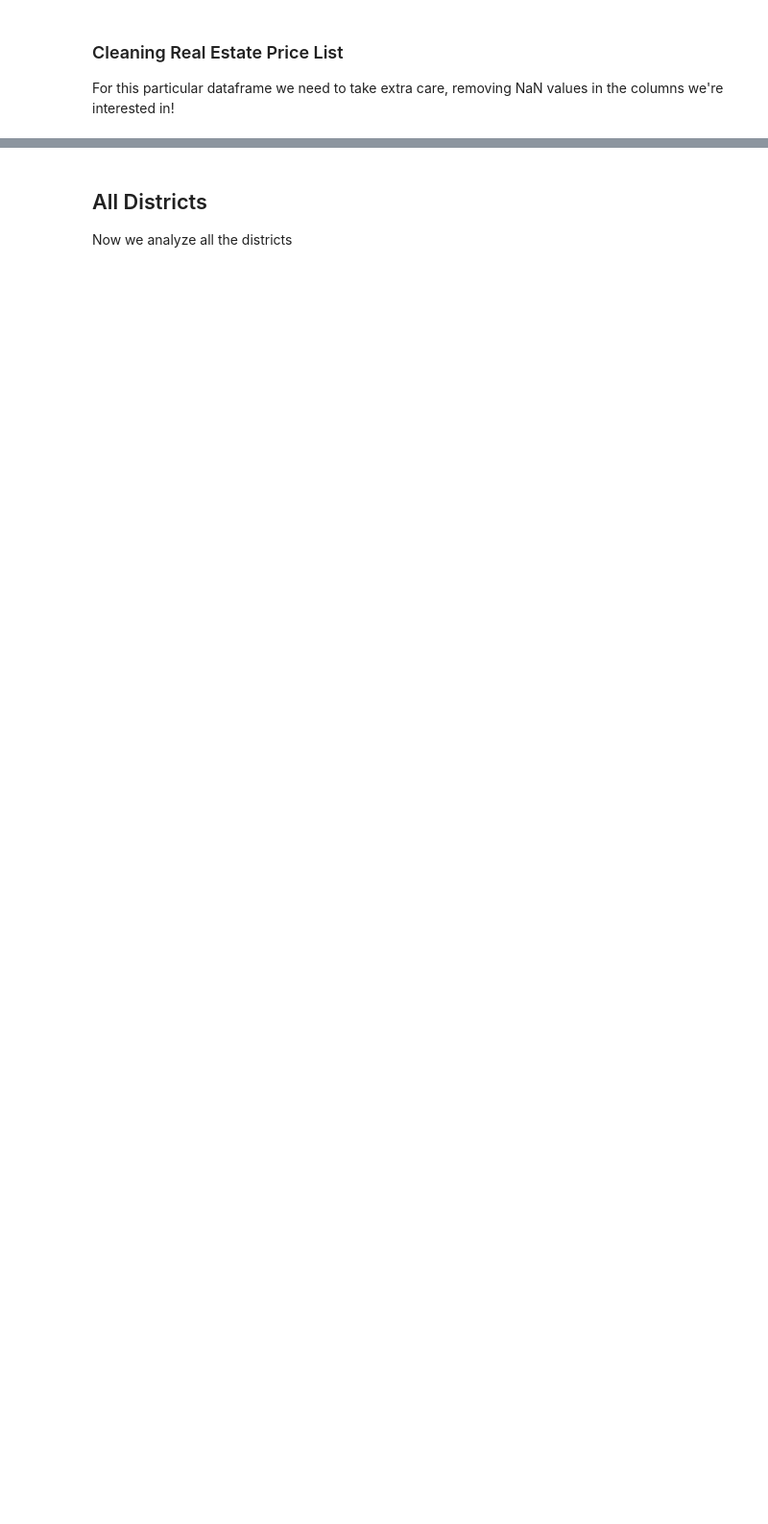
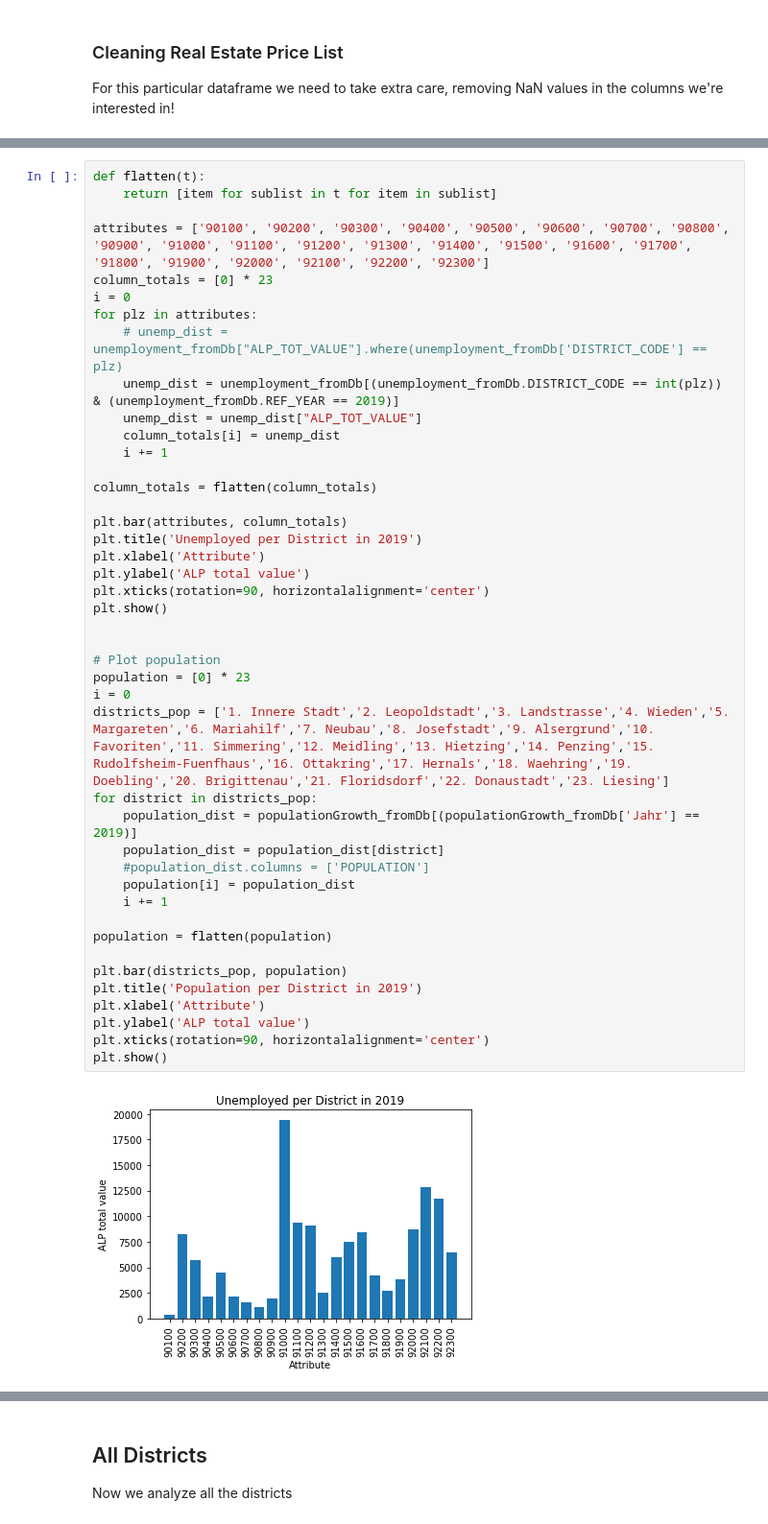
Before and after one commit to jirn073-76/Project_Concrete, a Jupyter notebook: Project_Concrete.ipynb, the cells around one changed output, grey strips where cells are left out. Shown at 96% size. Drawn from its saved outputs; the diff is of its cells as text; blank space fills up the shorter version.

```diff
--- a/Project_Concrete.ipynb
+++ b/Project_Concrete.ipynb
@@ -371,0 +316,45 @@ plt.show()
+# %%
+def flatten(t):
+    return [item for sublist in t for item in sublist]
+
+attributes = ['90100', '90200', '90300', '90400', '90500', '90600', '90700', '90800', '90900', '91000', '91100', '91200', '91300', '91400', '91500', '91600', '91700', '91800', '91900', '92000', '92100', '92200', '92300']
+column_totals = [0] * 23
+i = 0
+for plz in attributes:
+    # unemp_dist = unemployment_fromDb["ALP_TOT_VALUE"].where(unemployment_fromDb['DISTRICT_CODE'] == plz)
+    unemp_dist = unemployment_fromDb[(unemployment_fromDb.DISTRICT_CODE == int(plz)) & (unemployment_fromDb.REF_YEAR == 2019)]
+    unemp_dist = unemp_dist["ALP_TOT_VALUE"]
+    column_totals[i] = unemp_dist
+    i += 1
+
+column_totals = flatten(column_totals)
+
+plt.bar(attributes, column_totals)
+plt.title('Unemployed per District in 2019')
+plt.xlabel('Attribute')
+plt.ylabel('ALP total value')
+plt.xticks(rotation=90, horizontalalignment='center')
+plt.show()
+
+
+# Plot population
+population = [0] * 23
+i = 0
+districts_pop = ['1. Innere Stadt','2. Leopoldstadt','3. Landstrasse','4. Wieden','5. Margareten','6. Mariahilf','7. Neubau','8. Josefstadt','9. Alsergrund','10. Favoriten','11. Simmering','12. Meidling','13. Hietzing','14. Penzing','15. Rudolfsheim-Fuenfhaus','16. Ottakring','17. Hernals','18. Waehring','19. Doebling','20. Brigittenau','21. Floridsdorf','22. Donaustadt','23. Liesing']
+for district in districts_pop:
+    population_dist = populationGrowth_fromDb[(populationGrowth_fromDb['Jahr'] == 2019)]
+    population_dist = population_dist[district]
+    #population_dist.columns = ['POPULATION']
+    population[i] = population_dist
+    i += 1
+
+population = flatten(population)
+
+plt.bar(districts_pop, population)
+plt.title('Population per District in 2019')
+plt.xlabel('Attribute')
+plt.ylabel('ALP total value')
+plt.xticks(rotation=90, horizontalalignment='center')
+plt.show()
+# %% [output]
+[figure, added]
```
Also changed, not shown: parts of 27 cells of this notebook.
